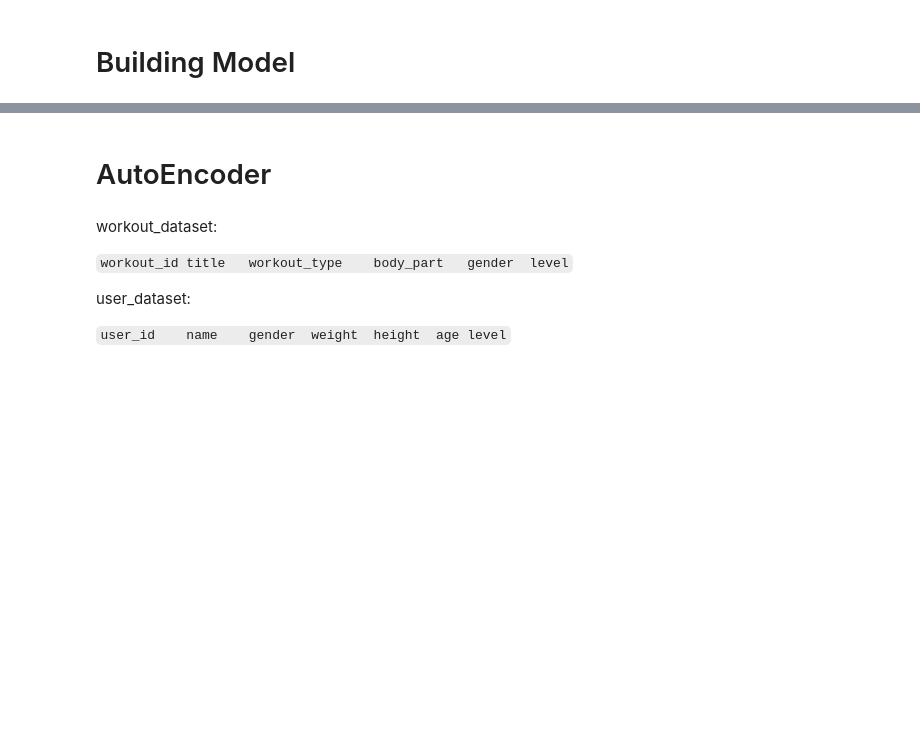
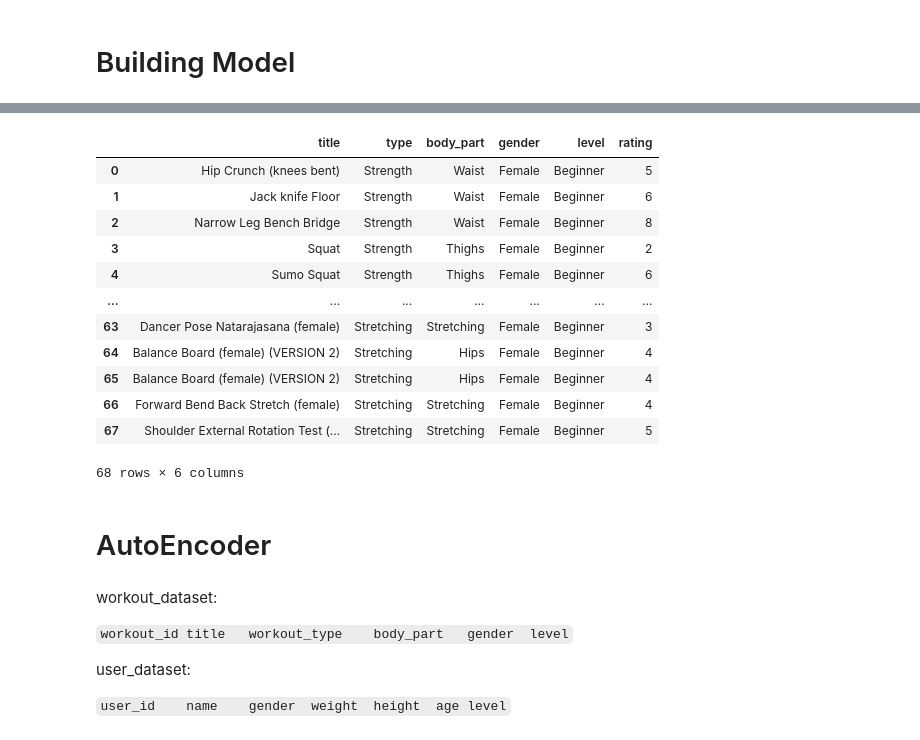
Before and after one commit to CH2-PS020-FitSync/CH2-PS020-ML, a Jupyter notebook: model/Workout-Recommender.ipynb, the cells around one changed output, grey strips where cells are left out. Saved outputs shown, nothing was run; the diff lists cells and outputs as text; code cells hidden in the pictures; blank space fills up the shorter version.

```diff
--- a/model/Workout-Recommender.ipynb
+++ b/model/Workout-Recommender.ipynb
@@ -374,3 +321,19 @@ df_workout.iloc[result.argmax()]
+# %%
+pd.merge(df_workout.loc[df_workout.title.isin(user_hist.title)], user_hist[['title', 'rating']], on='title')
+# %% [output]
+|  | title | type | body_part | gender | level | rating |
+| 0 | Hip Crunch (knees bent) | Strength | Waist | Female | Beginner | 5 |
+| 1 | Jack knife Floor | Strength | Waist | Female | Beginner | 6 |
+| 2 | Narrow Leg Bench Bridge | Strength | Waist | Female | Beginner | 8 |
+| 3 | Squat | Strength | Thighs | Female | Beginner | 2 |
+| 4 | Sumo Squat | Strength | Thighs | Female | Beginner | 6 |
+| ... | ... | ... | ... | ... | ... | ... |
+| 63 | Dancer Pose Natarajasana (female) | Stretching | Stretching | Female | Beginner | 3 |
+| 64 | Balance Board (female) (VERSION 2) | Stretching | Hips | Female | Beginner | 4 |
+| 65 | Balance Board (female) (VERSION 2) | Stretching | Hips | Female | Beginner | 4 |
+| 66 | Forward Bend Back Stretch (female) | Stretching | Stretching | Female | Beginner | 4 |
+| 67 | Shoulder External Rotation Test (... | Stretching | Stretching | Female | Beginner | 5 |
+68 rows × 6 columns
 # %% [markdown]
 # AutoEncoder
 # %% [markdown]
```
Also changed, not shown: parts of 31 cells of this notebook.
